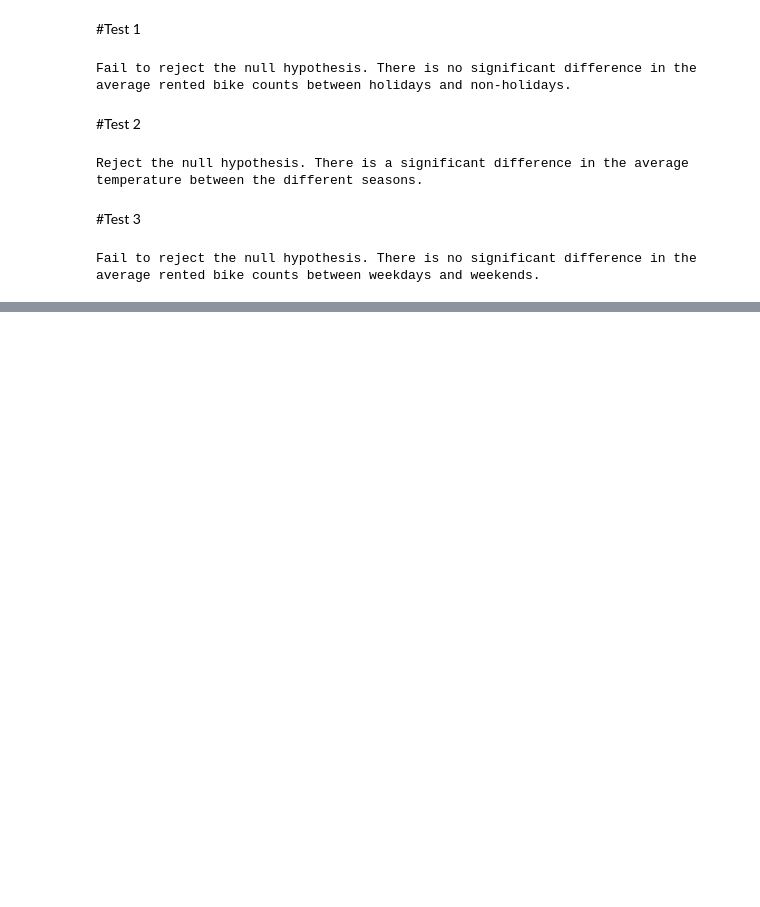
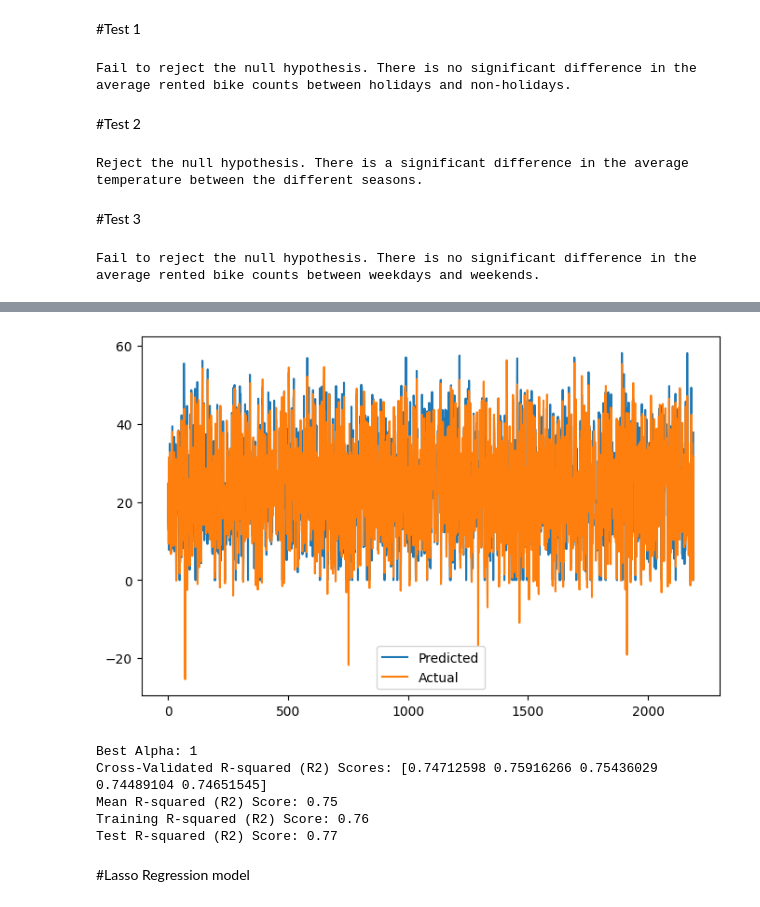
Before and after one commit to abhishek0478/ML-project---Regression, a Jupyter notebook: Bike_sharing_demand_analysis1_.ipynb, the cells around one changed output, grey strips where cells are left out. Drawn from its saved outputs; the diff is of its cells as text; code cells hidden in the pictures; blank space fills up the shorter version.

```diff
--- a/Bike_sharing_demand_analysis1_.ipynb
+++ b/Bike_sharing_demand_analysis1_.ipynb
@@ -652,0 +795,67 @@ Index(['Rented_Bike_Count', 'Temperature', 'Humidity', 'Wind_speed',
+# %%
+#### 2. Cross- Validation & Hyperparameter Tuning
+plt.figure(figsize=(8,5))
+plt.plot(np.array(y_test))
+plt.plot(y_pred)
+plt.legend(["Predicted","Actual"])
+plt.show()
+# %% [output]
+[figure, added]
+# %%
+from sklearn.model_selection import GridSearchCV, cross_val_score
+from sklearn.pipeline import Pipeline
+from sklearn.preprocessing import PolynomialFeatures
+from sklearn.linear_model import Ridge
+import numpy as np
+
+# Assuming you have 'x' and 'y' as your data and target variable
+
+# Create a PolynomialFeatures instance (with degree=3 for cubic features)
+poly_features = PolynomialFeatures(degree=2)
+
+# Create a Ridge regression model
+ridge_reg = Ridge()
+
+# Create a pipeline with the polynomial features and Ridge regression
+pipeline = Pipeline([
+    ('polynomial_features', poly_features),
+    ('ridge_regression', ridge_reg)
+])
+
+# Define hyperparameters and values to search
+param_grid = {
+    'ridge_regression__alpha': [0.001, 0.01, 0.1, 1]  # You can adjust the alpha values
+}
+
+# Perform Grid Search with Cross-Validation
+grid_search = GridSearchCV(pipeline, param_grid, cv=5, scoring='neg_mean_squared_error')
+grid_search.fit(X, y)  # Use the full dataset for cross-validation
+
+# Get the best hyperparameters from the grid search
+best_alpha = grid_search.best_params_['ridge_regression__alpha']
+
+# Create a Ridge regression model with the best hyperparameters
+best_ridge_reg = Ridge(alpha=best_alpha)
+
+# Fit the Ridge model to the training data
+best_ridge_reg.fit(X_train, y_train)
+
+# Calculate cross-validated R-squared (R2) scores
+cv_scores = cross_val_score(best_ridge_reg, X_train, y_train, cv=5, scoring='r2')
+
+# Calculate R-squared (R2) score on the test data
+test_r2 = best_ridge_reg.score(X_test, y_test)
+
+print(f"Best Alpha: {best_alpha}")
+print(f"Cross-Validated R-squared (R2) Scores: {cv_scores}")
+print(f"Mean R-squared (R2) Score: {np.mean(cv_scores):.2f}")
+print(f"Training R-squared (R2) Score: {best_ridge_reg.score(X_train, y_train):.2f}")
+print(f"Test R-squared (R2) Score: {test_r2:.2f}")
+# %% [output]
+Best Alpha: 1
+Cross-Validated R-squared (R2) Scores: [0.74712598 0.75916266 0.75436029 0.74489104 0.74651545]
+Mean R-squared (R2) Score: 0.75
+Training R-squared (R2) Score: 0.76
+Test R-squared (R2) Score: 0.77
+# %% [markdown]
+#Lasso Regression model
```
Also changed, not shown: parts of 63 cells of this notebook.
